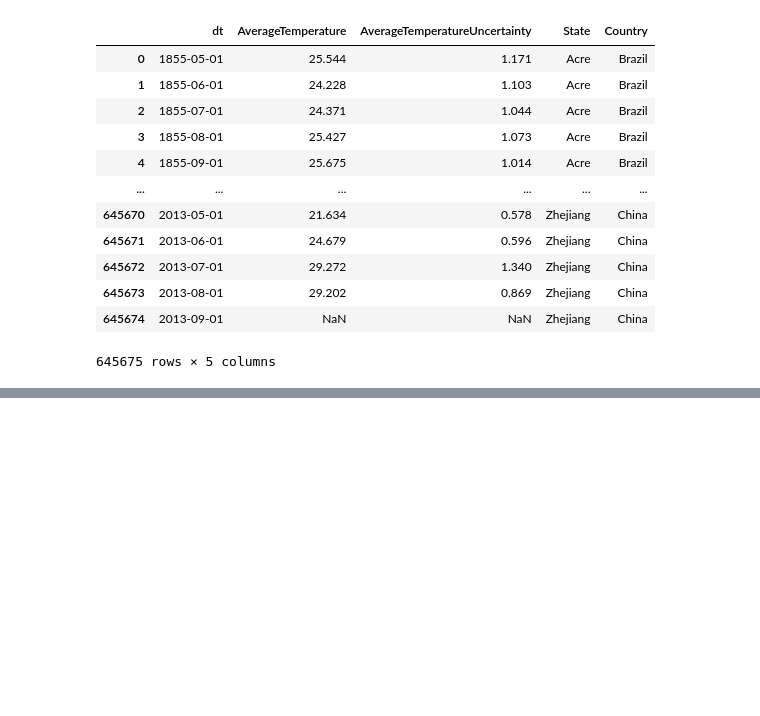
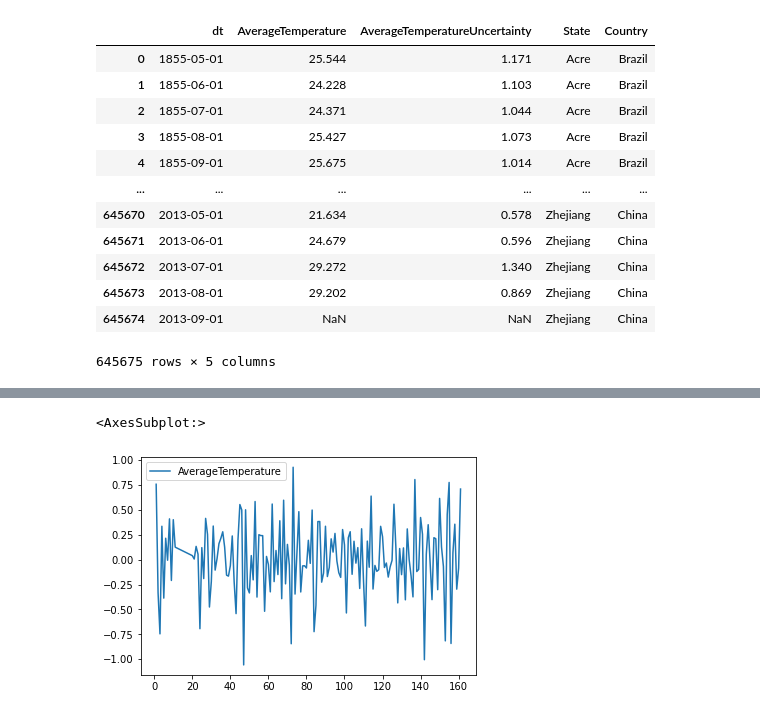
Before and after one commit to leonardovenan/santanderCoders3, a Jupyter notebook: Trabalho_final_states_arima.ipynb, the cells around one changed output, grey strips where cells are left out. Saved outputs shown, nothing was run; the diff lists cells and outputs as text; code cells hidden in the pictures; blank space fills up the shorter version.

```diff
--- a/Trabalho_final_states_arima.ipynb
+++ b/Trabalho_final_states_arima.ipynb
@@ -83,0 +104,6 @@ KeyError: "[''] not found in axis"
+# %%
+df_train_diff = df_train.diff().dropna()
+df_train_diff.plot()
+# %% [output]
+<AxesSubplot:>
+[figure, added]
```
Also changed, not shown: parts of 14 cells of this notebook.
